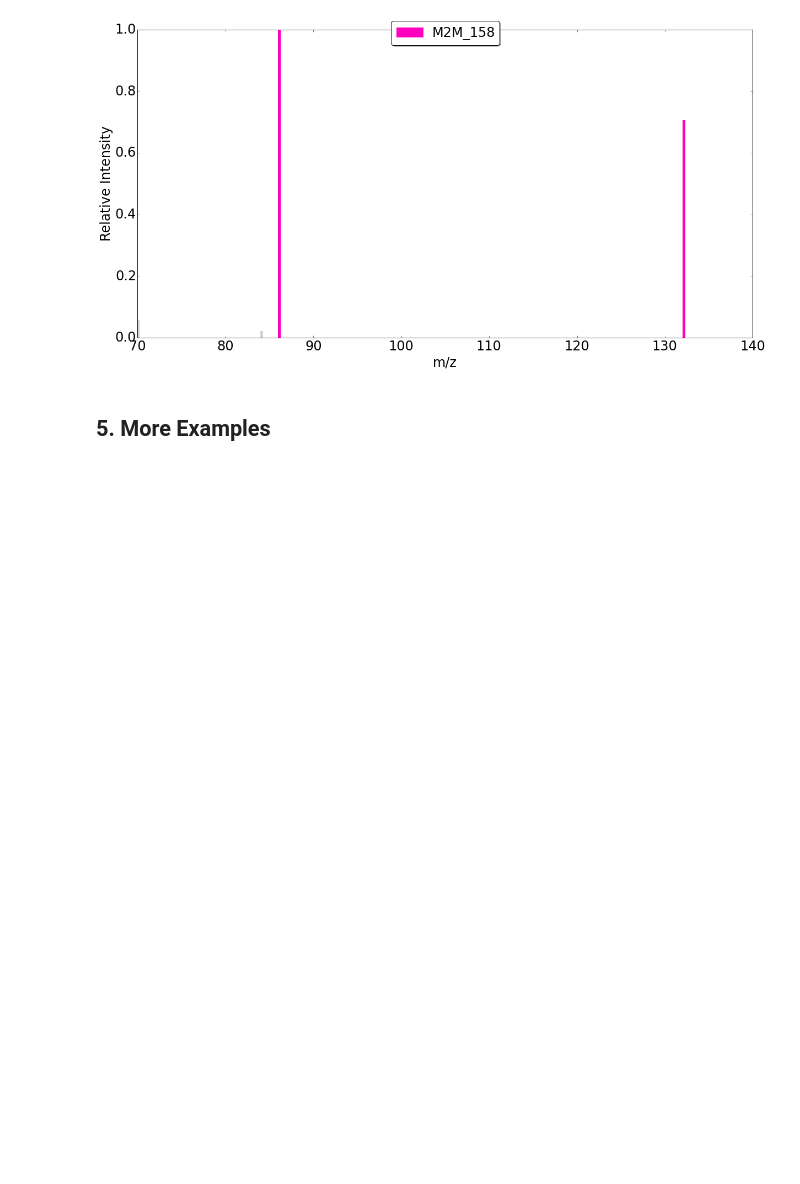
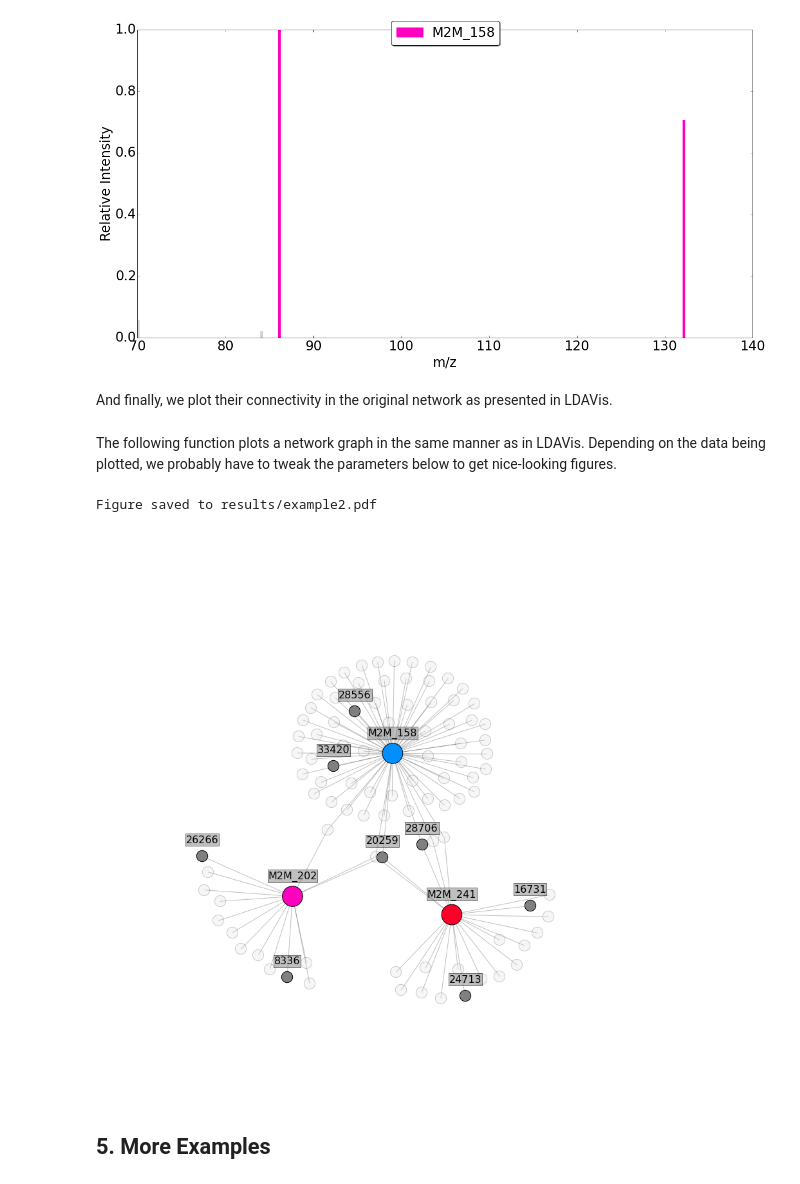
Before and after one commit to sdrogers/MS2LDA, a Jupyter notebook: notebooks/network_demo.ipynb, the cells around one changed output. Saved outputs shown, nothing was run; the diff lists cells and outputs as text; code cells hidden in the pictures; blank space fills up the shorter version.

Commit message:
added another plotting function

```diff
--- a/notebooks/network_demo.ipynb
+++ b/notebooks/network_demo.ipynb
@@ -214,3 +216,7 @@ MS1 peakID 28556 mz 359.1035 rt 287.88 intensity 668161.62 (C21H15O4N2)
 MS1 peakID 33420 mz 502.2499 rt 517.27 intensity 1322565.50 (nan)
  - M2M_158      : Leucine related substructure
 [figure]
+# %% [markdown]
+And finally, we plot their connectivity in the original network as presented in LDAVis.
+# %% [markdown]
+The following function plots a network graph in the same manner as in LDAVis. Depending on the data being plotted, we probably have to tweak the parameters below to get nice-looking figures.
@@ -217,3 +314,10 @@ MS1 peakID 33420 mz 502.2499 rt 517.27 intensity 1322565.50 (nan)
+# %%
+m2m_list = [241, 202, 158]
+ms1_peakids_to_highlight = [20259, 28706, 24713, 16731, 8336, 26266, 28556, 33420]
+plot_subgraph(G, m2m_list, ms1_peakids_to_highlight, motif_idx, motif_colour, save_to='results/example2.pdf')
+# %% [output]
+Figure saved to results/example2.pdf
+[figure, added]
 # %% [markdown]
 <h2>5. More Examples</h2>
 # %% [markdown]
```
Also changed, not shown: parts of 4 cells of this notebook, 3 other files.
